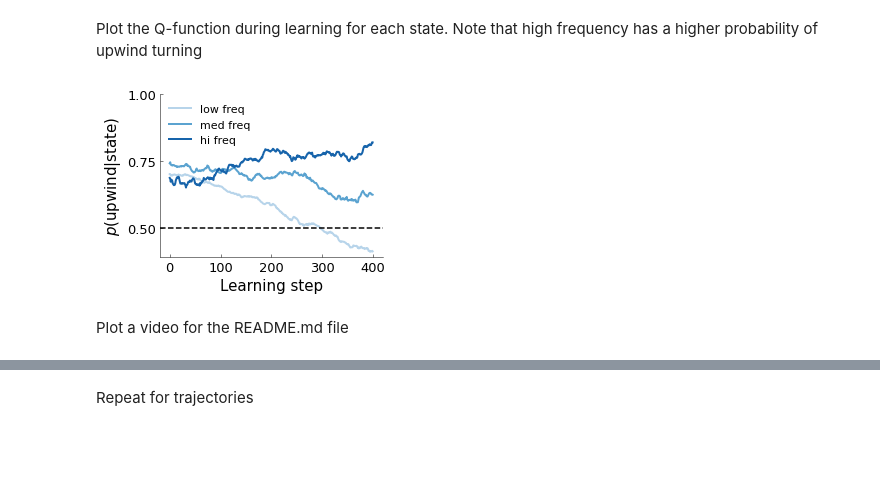
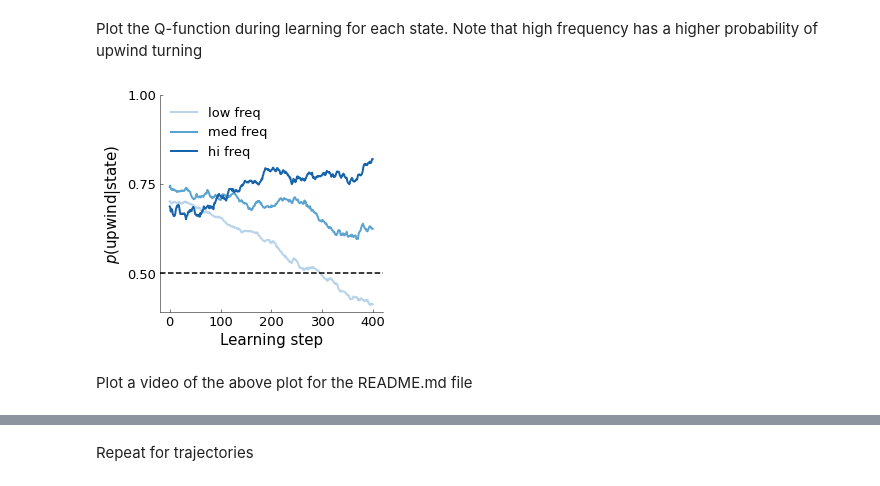
Before and after one commit to niragkadakia/odor-plume-reinforcement-learning, a Jupyter notebook: stochastic-turning model.ipynb, the cells around one changed output, grey strips where cells are left out. Saved outputs shown, nothing was run; the diff lists cells and outputs as text; code cells hidden in the pictures; blank space fills up the shorter version.

```diff
--- a/stochastic-turning model.ipynb
+++ b/stochastic-turning model.ipynb
@@ -228,34 +231,34 @@ for iW in range(a.num_walkers):
     if path_lengths[iW] < steps_to_src:
         Q_snippet[:, :, :, iW] = np.nan
     else:
-        Q_snippet[:, :, :, iW] = Q[path_lengths[iW] - nums:path_lengths[iW], :, :, iW]
+        Q_snippet[:, :, :, iW] = Q[path_lengths[iW] - steps_to_src:path_lengths[iW], :, :, iW]
 
 Q_avg = np.nanmean(Q_snippet, axis=-1)
 # %% [markdown]
 Plot the Q-function during learning for each state. Note that high frequency has a higher probability of upwind turning
 # %%
 temp = 0.3
-fig = gen_plot(4, 3)
+fig = gen_plot(4, 4)
 Qs_to_plot = []
 labels = ['low freq', 'med freq', 'hi freq']
-for idx in range(b._num_states):
+for idx in range(a._num_states):
     Q1 = np.exp(Q_avg[:, idx, 0]/temp)
     Q2 = np.exp(Q_avg[:, idx, 1]/temp)
     Q1_normed = Q1/(Q1 + Q2)
     Qs_to_plot.append(Q1_normed)
     plt.plot(Q1_normed, color=plt.cm.Blues(idx/(a._num_states + 1) + 0.3),
              lw=2, label=labels[idx])
 plt.axhline(0.5, color='k', ls='--')
 plt.yticks(np.arange(0.5, 1.01, 0.25), fontsize=13)
 plt.ylabel('$p$(upwind|state)', fontsize=15)
 plt.xticks(np.arange(0, steps_to_src + 1, 100), fontsize=13)
 plt.xlabel('Learning step', fontsize=15)
-plt.legend(loc=2, frameon=False, fontsize=11)
+plt.legend(loc=2, frameon=False, fontsize=13)
 plt.show()
 # %% [output]
-[figure, old version]
+[figure, new version]
 # %% [markdown]
-Plot a video for the README.md file
+Plot a video of the above plot for the README.md file
 # %%
 fig = plt.figure()
 ax = fig.add_subplot(111)
```
Also changed, not shown: parts of 6 cells of this notebook, 7 other files.
